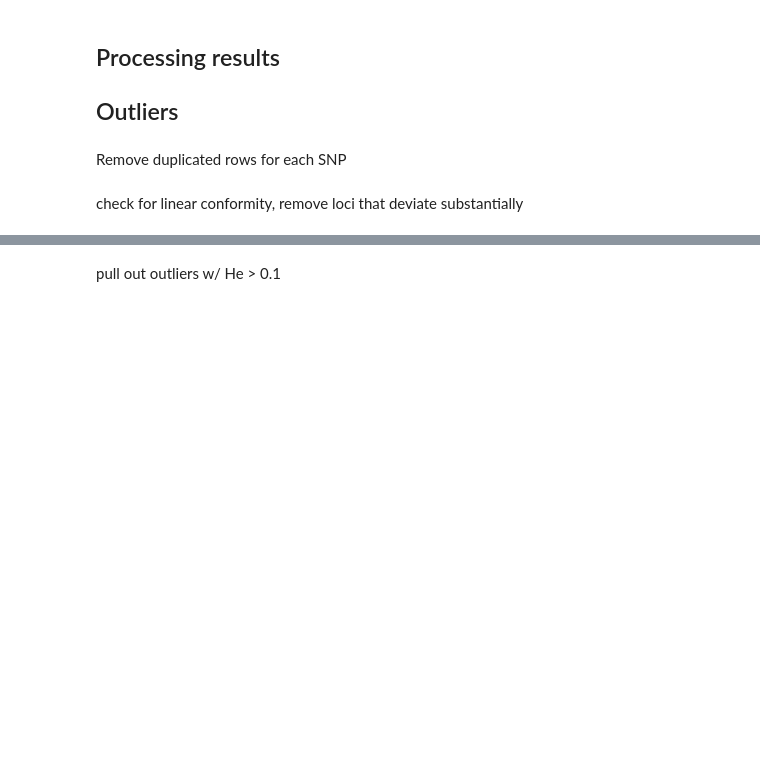
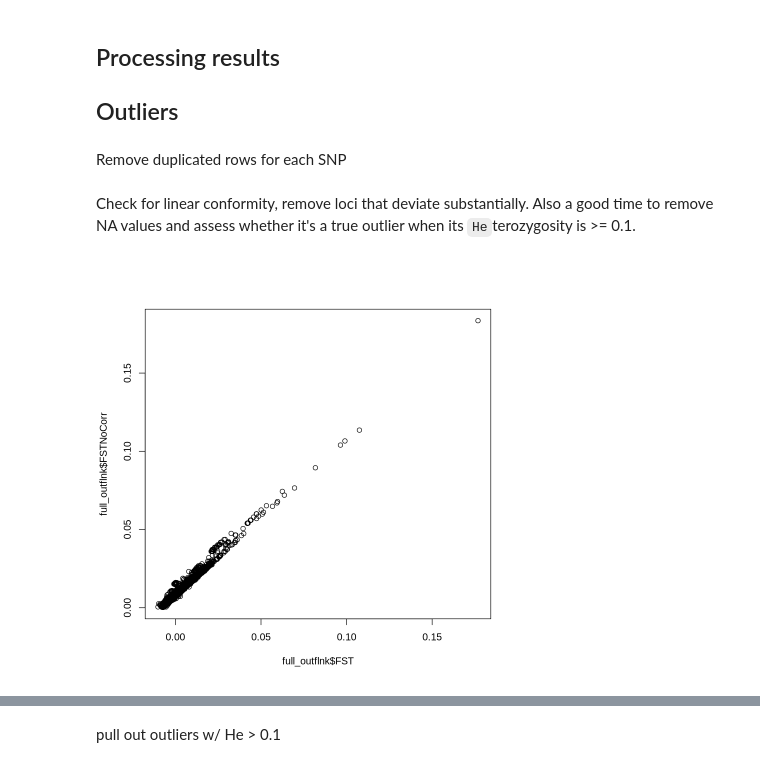
Before and after one commit to pdimens/2025-Tablacares_popgen, a Jupyter notebook: outliers/outFLANK/YFT_outflank.r.ipynb, the cells around one changed output, grey strips where cells are left out. Saved outputs shown, nothing was run; the diff lists cells and outputs as text; code cells hidden in the pictures; blank space fills up the shorter version.

```diff
--- a/outliers/outFLANK/YFT_outflank.r.ipynb
+++ b/outliers/outFLANK/YFT_outflank.r.ipynb
@@ -18,7 +17,7 @@ outflank_idx <- c()
 
 Import the data by using the genepop file
 # %%
-infile <- "../data/YFT.snp.kinrm.pcrelate.gen"
+infile <- "../../data/YFT.snp.kinrm.pcrelate.gen"
 
 full_dataset <- import2genind(infile, ncode = 3L)
 
@@ -51,23 +60,15 @@ full_outflnk <- full_outflnk[-toRemove, ]
 # %% [markdown]
-
-check for linear conformity, remove loci that deviate substantially
+Check for linear conformity, remove loci that deviate substantially. Also a good time to remove NA values and assess whether it's a true outlier when its `He`terozygosity is >= 0.1.
 # %%
 plot(full_outflnk$FST, full_outflnk$FSTNoCorr)
 
-#full_outflnk$putative <- FALSE
-full_outflnk <- full_outflnk %>%
-  mutate(putative =
-    case_when(
+full_outflnk <- full_outflnk[!is.na(full_outflnk$He),] %>%
+  mutate(
+    putative = case_when(
       (He >= 0.1 & OutlierFlag == TRUE) ~ TRUE,
       (He >= 0.1 & OutlierFlag == FALSE) ~ FALSE,
       (He < 0.1) ~ FALSE
     )
   )
-
-full_outflnk %>%
-ggplot(aes(x = He, y = FST)) +
-  geom_point(aes(color = putative)) +
-  scale_color_manual(values = c("grey49", "dodgerblue")) +
-  labs(title = "outFlank outliers" , x = "Heterozygosity", y = "FST", color = "Detection")
-
-ggsave(filename = "outflank_outliers.kinless.snps.png")
+# %% [output]
+[figure, added]
```
Also changed, not shown: parts of 10 cells of this notebook, 5 other files.
